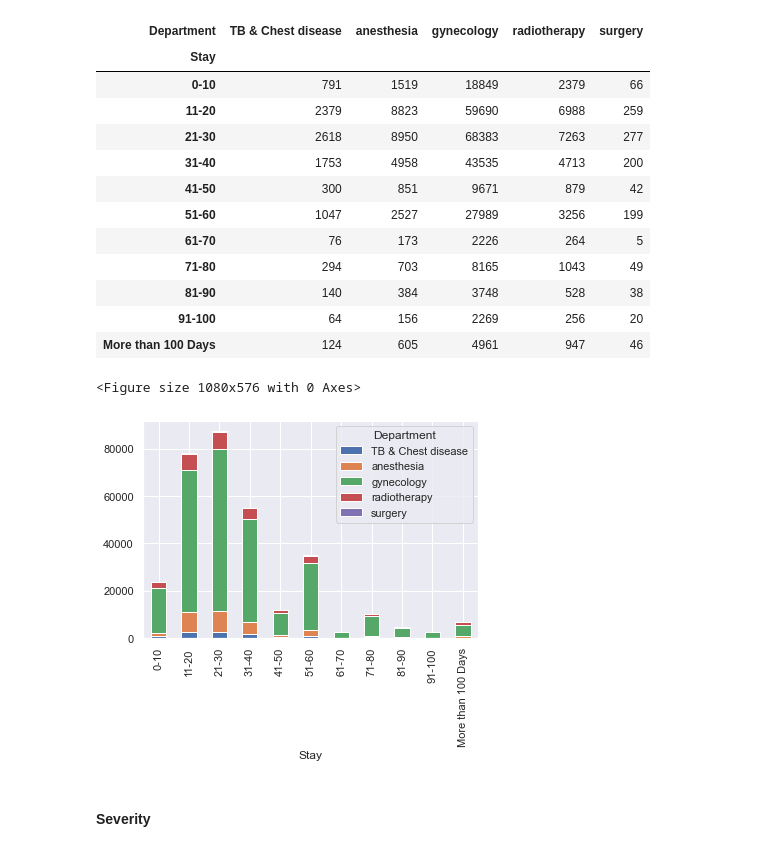
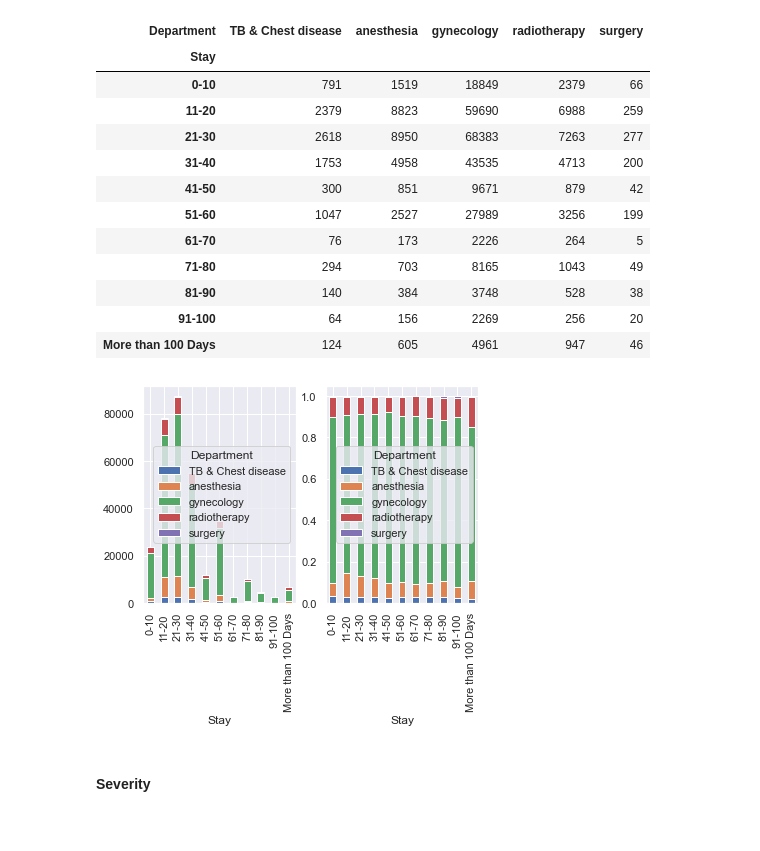
Before and after one commit to alexebe/length-of-stay-prediction, a Jupyter notebook: notebooks/Length of stay Portfolio.ipynb, the cells around one changed output. Saved outputs shown, nothing was run; the diff lists cells and outputs as text; code cells hidden in the pictures.

```diff
--- a/notebooks/Length of stay Portfolio.ipynb
+++ b/notebooks/Length of stay Portfolio.ipynb
@@ -158,6 +158,7 @@ plt.show()
 #### Departement
 # %%
 departement_ctb = pd.crosstab(data['Stay'], data['Department'])
+departement_ctb_norm = pd.crosstab(data['Stay'], data['Department'], normalize='index')
 # %%
 departement_ctb
 # %% [output]
@@ -182,13 +183,13 @@ def plot_pie(df, feature, ctb, rows, cols, width, heigth):
         plt.subplot(rows, cols, i+1)
         plt.pie(ctb.iloc[:,i], labels=ctb.index, startangle=90, autopct='%1.1f%%', pctdistance=0.25, radius=1.5)
         plt.title(ctb.columns[i])
-# %%
-plt.figure(figsize=(15, 8))
-departement_ctb.plot(kind='bar', stacked=True)
-plt.show()
-# %% [output]
-<Figure size 1080x576 with 0 Axes>
-[figure, removed]
+# %%
+fig, axes = plt.subplots(nrows=1, ncols=2)
+departement_ctb.plot(kind='bar', stacked=True, ax=axes[0], figsize=)
+departement_ctb_norm.plot(kind='bar', stacked=True, ax=axes[1])
+plt.show()
+# %% [output]
+[figure, added]
 # %% [markdown]
 #### Severity
 # %%
```
